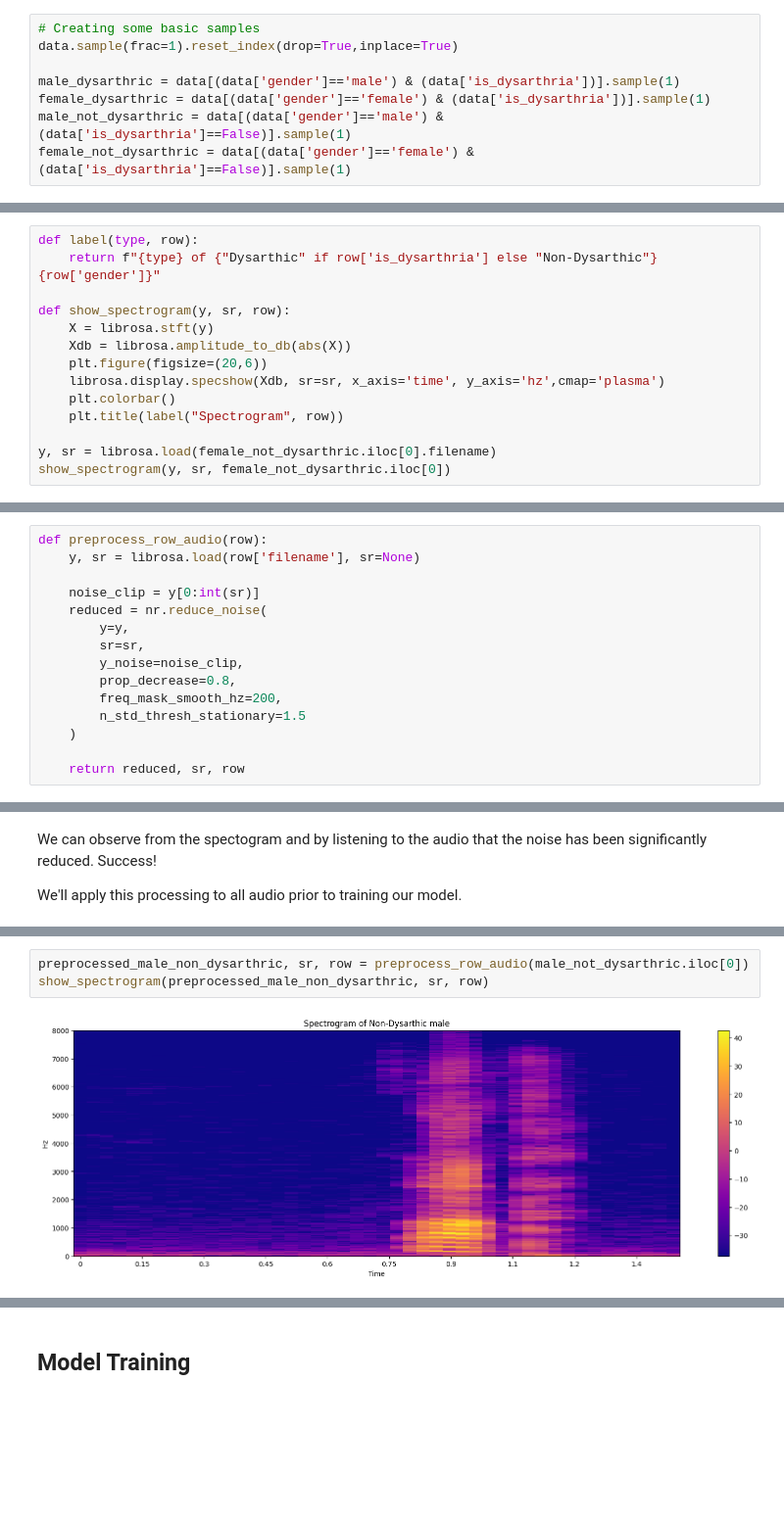
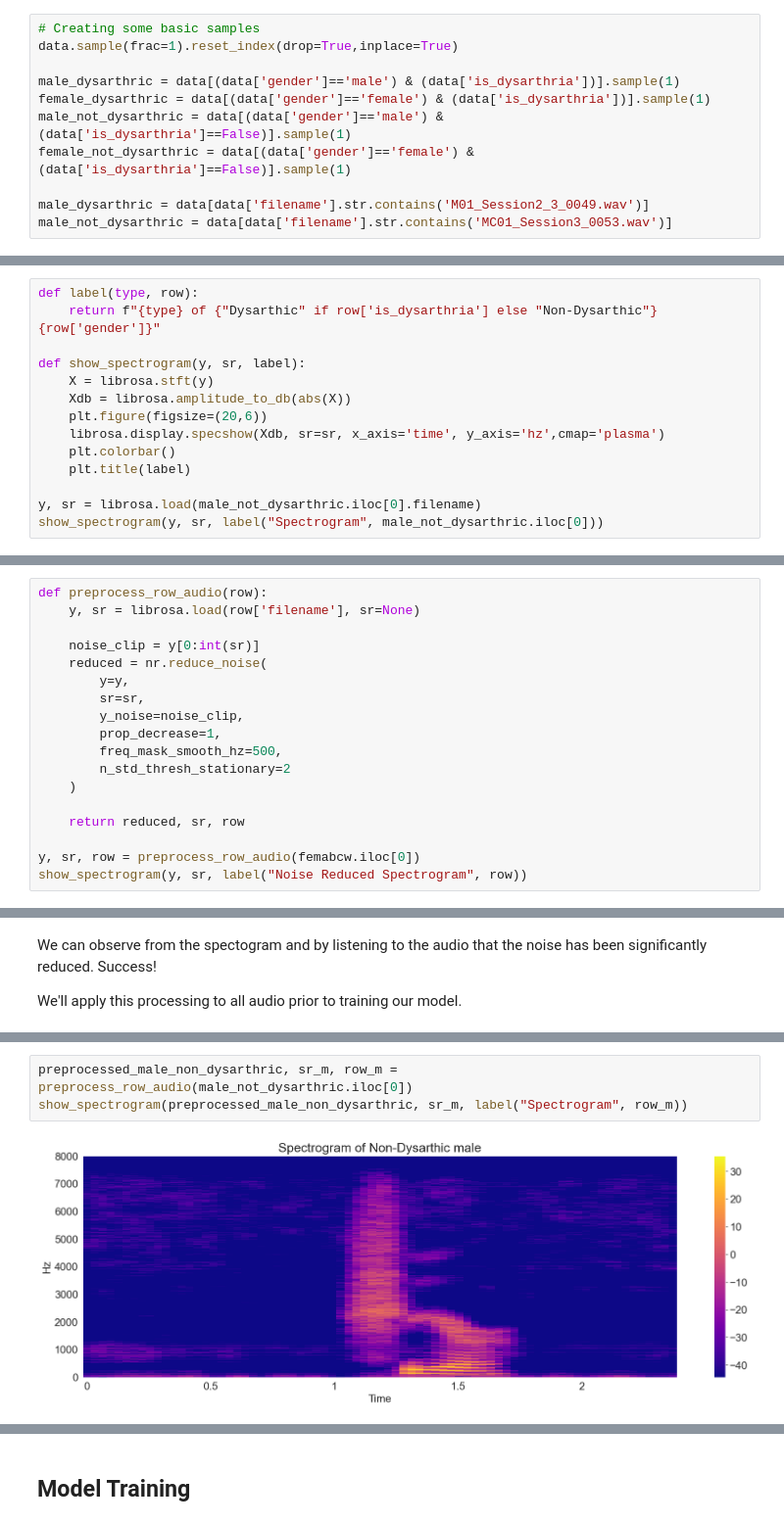
Before and after one commit to doylemark/dysarthia-classifier, a Jupyter notebook: notebook.ipynb, the cells around one changed output, grey strips where cells are left out. Shown at 98% size. Cells and saved outputs as stored; diff of their text form; blank space fills up the shorter version.

```diff
--- a/notebook.ipynb
+++ b/notebook.ipynb
@@ -52,6 +52,9 @@ male_dysarthric = data[(data['gender']=='male') & (data['is_dysarthria'])].sampl
 female_dysarthric = data[(data['gender']=='female') & (data['is_dysarthria'])].sample(1)
 male_not_dysarthric = data[(data['gender']=='male') & (data['is_dysarthria']==False)].sample(1)
 female_not_dysarthric = data[(data['gender']=='female') & (data['is_dysarthria']==False)].sample(1)
+
+male_dysarthric = data[data['filename'].str.contains('M01_Session2_3_0049.wav')]
+male_not_dysarthric = data[data['filename'].str.contains('MC01_Session3_0053.wav')]
 # %% [markdown]
 ## Resolving Issues with the Poor Quality Audio in the Dataset
 # %% [markdown]
@@ -66,14 +69,14 @@ ipd.Audio(female_not_dysarthric.iloc[0].filename)
 def label(type, row):
     return f"{type} of {"Dysarthic" if row['is_dysarthria'] else "Non-Dysarthic"} {row['gender']}"
 
-def show_spectrogram(y, sr, row):
+def show_spectrogram(y, sr, label):
     X = librosa.stft(y)
     Xdb = librosa.amplitude_to_db(abs(X))
     plt.figure(figsize=(20,6))
     librosa.display.specshow(Xdb, sr=sr, x_axis='time', y_axis='hz',cmap='plasma')
     plt.colorbar()
-    plt.title(label("Spectrogram", row))
+    plt.title(label)
 
-y, sr = librosa.load(female_not_dysarthric.iloc[0].filename)
-show_spectrogram(y, sr, female_not_dysarthric.iloc[0])
+y, sr = librosa.load(male_not_dysarthric.iloc[0].filename)
+show_spectrogram(y, sr, label("Spectrogram", male_not_dysarthric.iloc[0]))
 # %% [output]
@@ -91,9 +94,12 @@ def preprocess_row_audio(row):
         y=y,
         sr=sr,
         y_noise=noise_clip,
-        prop_decrease=0.8,
-        freq_mask_smooth_hz=200,
-        n_std_thresh_stationary=1.5
+        prop_decrease=1,
+        freq_mask_smooth_hz=500,
+        n_std_thresh_stationary=2
     )
 
     return reduced, sr, row
+
+y, sr, row = preprocess_row_audio(femabcw.iloc[0])
+show_spectrogram(y, sr, label("Noise Reduced Spectrogram", row))
@@ -122,8 +127,8 @@ ipd.Audio(preprocessed_male_dysarthric, rate=sr)
 # %% [output]
 [interactive output not drawn]
 # %%
-preprocessed_male_non_dysarthric, sr, row = preprocess_row_audio(male_not_dysarthric.iloc[0])
-show_spectrogram(preprocessed_male_non_dysarthric, sr, row)
+preprocessed_male_non_dysarthric, sr_m, row_m = preprocess_row_audio(male_not_dysarthric.iloc[0])
+show_spectrogram(preprocessed_male_non_dysarthric, sr_m, label("Spectrogram", row_m))
 # %% [output]
-[figure, old version]
+[figure, new version]
 # %%
```
Also changed, not shown: parts of 56 cells of this notebook, 9 other files.
